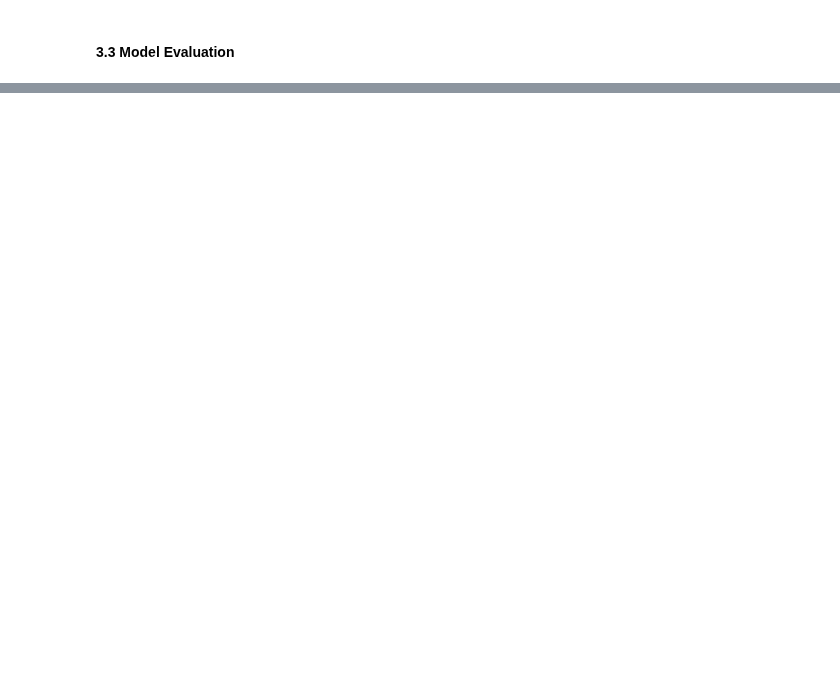
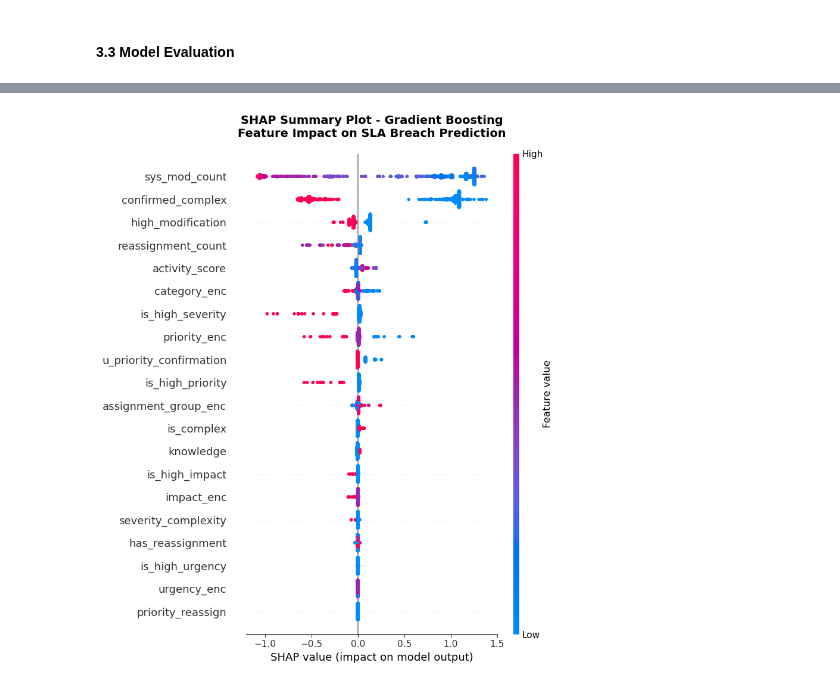
Before and after one commit to Kyuun-Park-1163899/1163899, a Jupyter notebook: task/assignment03_working.ipynb, the cells around one changed output, grey strips where cells are left out. Cells and saved outputs as stored; diff of their text form; code cells hidden in the pictures; blank space fills up the shorter version.

```diff
--- a/task/assignment03_working.ipynb
+++ b/task/assignment03_working.ipynb
@@ -720,0 +798,98 @@ Actual Met                  361            802
+# %%
+best_model = models[best_model_name]
+
+# DataFrame으로 변환 (컬럼명 보존)
+X_test_scaled_df = pd.DataFrame(X_test_scaled,
+                                columns=X_selected.columns,
+                                index=X_test.index)
+
+X_train_balanced_df = pd.DataFrame(X_train_balanced,
+                                   columns=X_selected.columns)
+
+# Create explainer
+if best_model_name in ['Random Forest', 'Gradient Boosting']:
+    print(f"Creating TreeExplainer for {best_model_name}...")
+    explainer = shap.TreeExplainer(best_model)
+else:
+    print(f"Creating KernelExplainer for {best_model_name}...")
+    explainer = shap.KernelExplainer(best_model.predict_proba,
+                                     shap.sample(X_train_balanced_df, 100))
+
+# Calculate SHAP values
+print("Computing SHAP values...")
+shap_values = explainer.shap_values(X_test_scaled_df)
+
+# Handle SHAP values format
+if isinstance(shap_values, list):
+    shap_values_breach = shap_values[0]
+    print("✓ Using class 0 (SLA Breach) SHAP values")
+else:
+    shap_values_breach = shap_values
+    print("✓ SHAP values computed")
+
+# SHAP Summary Plot
+print("\n[SHAP Summary Plot]")
+plt.figure(figsize=(12, 8))
+shap.summary_plot(shap_values_breach,
+                  X_test_scaled_df,
+                  plot_type="dot",
+                  show=False)
+plt.title(
+    f'SHAP Summary Plot - {best_model_name}\nFeature Impact on SLA Breach Prediction',
+    fontsize=14,
+    fontweight='bold',
+    pad=20)
+plt.tight_layout()
+plt.show()
+
+# =============================================================================
+# SHAP Waterfall Plot
+# =============================================================================
+print("\n[SHAP Waterfall Plot - High-Risk Prediction]")
+print("-" * 100)
+
+# Find high-risk predictions
+y_pred_proba = best_model.predict_proba(X_test_scaled_df)[:, 0]
+high_risk_idx = np.argmax(y_pred_proba)
+
+breach_prob = y_pred_proba[high_risk_idx]
+actual = "BREACH" if y_test.values[high_risk_idx] == 0 else "MET"
+
+print(f"\nHighest Risk Prediction:")
+print(f"  Index: {high_risk_idx}")
+print(f"  Predicted Breach Probability: {breach_prob:.1%}")
+print(f"  Actual Outcome: SLA {actual}")
+
+# Create waterfall plot
+try:
+    # ✅ 단일 샘플의 SHAP 값 추출
+    if isinstance(shap_values, list):
+        # TreeExplainer: [class_0, class_1]
+        sample_shap_values = shap_values[0][high_risk_idx]  # class 0 (breach)
+        base_value = explainer.expected_value[0] if isinstance(
+            explainer.expected_value,
+            (list, np.ndarray)) else explainer.expected_value
+    else:
+        # KernelExplainer
+        sample_shap_values = shap_values[high_risk_idx]
+        base_value = explainer.expected_value
+
+    shap.plots.waterfall(
+        shap.Explanation(
+            values=sample_shap_values,  # ✅ 1D array
+            base_values=base_value,
+            data=X_test_scaled_df.iloc[high_risk_idx],
+            feature_names=X_test_scaled_df.columns.tolist()),
+        show=False)
+    plt.title(
+        f'SHAP Waterfall - High-Risk Prediction\nBreach Probability: {breach_prob:.1%}',
+        fontsize=13,
+        fontweight='bold')
+    plt.tight_layout()
+    plt.show()
+    print("✓ Waterfall plot generated")
+
+except Exception as e:
+    print(f"⚠️ Waterfall plot error: {e}")
+    print("Skipping waterfall plot...")
+# %% [output]
@@ -720,0 +901 @@ Actual Met                  361            802
+[figure, added]
```
Also changed, not shown: parts of 18 cells of this notebook.
